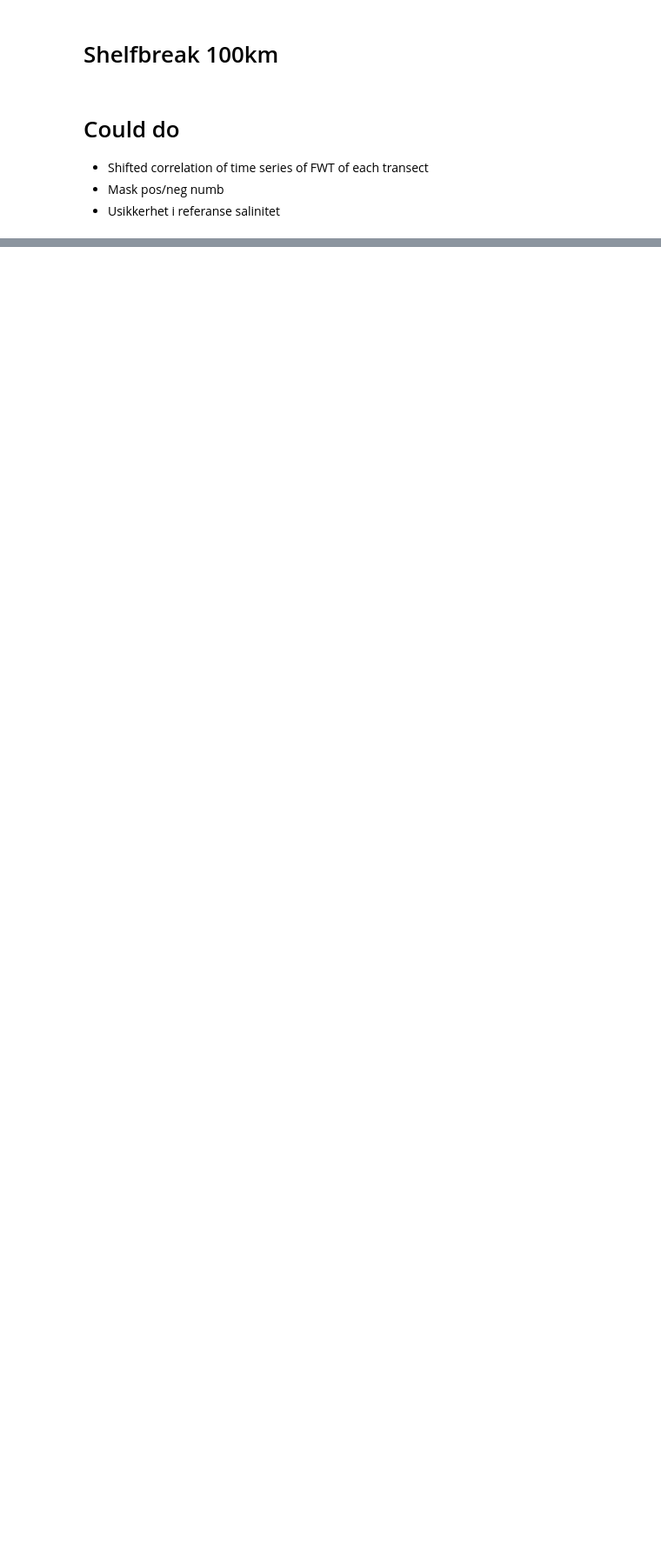
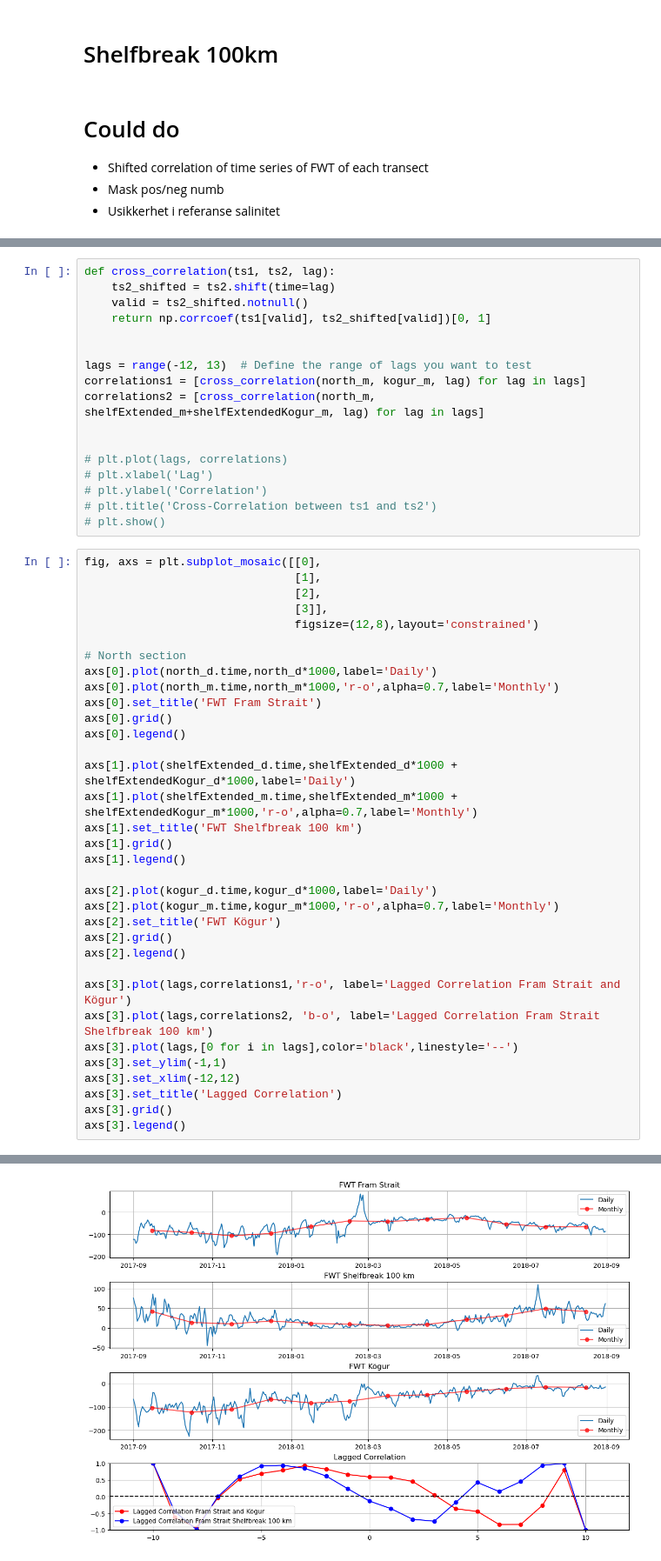
Before and after one commit to EirikKvamme/MScEirik, a Jupyter notebook: FreshWater/FW_budget_full.ipynb, the cells around one changed output, grey strips where cells are left out. Shown at 87% size. Cells and saved outputs as stored; diff of their text form; blank space fills up the shorter version.

```diff
--- a/FreshWater/FW_budget_full.ipynb
+++ b/FreshWater/FW_budget_full.ipynb
@@ -461,0 +493,52 @@ Text(0.5, 1.0, 'Kögur')
+# %%
+def cross_correlation(ts1, ts2, lag):
+    ts2_shifted = ts2.shift(time=lag)
+    valid = ts2_shifted.notnull()
+    return np.corrcoef(ts1[valid], ts2_shifted[valid])[0, 1]
+
+
+lags = range(-12, 13)  # Define the range of lags you want to test
+correlations1 = [cross_correlation(north_m, kogur_m, lag) for lag in lags]
+correlations2 = [cross_correlation(north_m, shelfExtended_m+shelfExtendedKogur_m, lag) for lag in lags]
+
+
+# plt.plot(lags, correlations)
+# plt.xlabel('Lag')
+# plt.ylabel('Correlation')
+# plt.title('Cross-Correlation between ts1 and ts2')
+# plt.show()
+# %%
+fig, axs = plt.subplot_mosaic([[0],
+                               [1],
+                               [2],
+                               [3]],
+                               figsize=(12,8),layout='constrained')
+
+# North section
+axs[0].plot(north_d.time,north_d*1000,label='Daily')
+axs[0].plot(north_m.time,north_m*1000,'r-o',alpha=0.7,label='Monthly')
+axs[0].set_title('FWT Fram Strait')
+axs[0].grid()
+axs[0].legend()
+
+axs[1].plot(shelfExtended_d.time,shelfExtended_d*1000 + shelfExtendedKogur_d*1000,label='Daily')
+axs[1].plot(shelfExtended_m.time,shelfExtended_m*1000 + shelfExtendedKogur_m*1000,'r-o',alpha=0.7,label='Monthly')
+axs[1].set_title('FWT Shelfbreak 100 km')
+axs[1].grid()
+axs[1].legend()
+
+axs[2].plot(kogur_d.time,kogur_d*1000,label='Daily')
+axs[2].plot(kogur_m.time,kogur_m*1000,'r-o',alpha=0.7,label='Monthly')
+axs[2].set_title('FWT Kögur')
+axs[2].grid()
+axs[2].legend()
+
+axs[3].plot(lags,correlations1,'r-o', label='Lagged Correlation Fram Strait and Kögur')
+axs[3].plot(lags,correlations2, 'b-o', label='Lagged Correlation Fram Strait Shelfbreak 100 km')
+axs[3].plot(lags,[0 for i in lags],color='black',linestyle='--')
+axs[3].set_ylim(-1,1)
+axs[3].set_xlim(-12,12)
+axs[3].set_title('Lagged Correlation')
+axs[3].grid()
+axs[3].legend()
+# %% [output]
@@ -461,0 +546 @@ Text(0.5, 1.0, 'Kögur')
+[figure, added]
```
Also changed, not shown: parts of 9 cells of this notebook, 1 other file.
